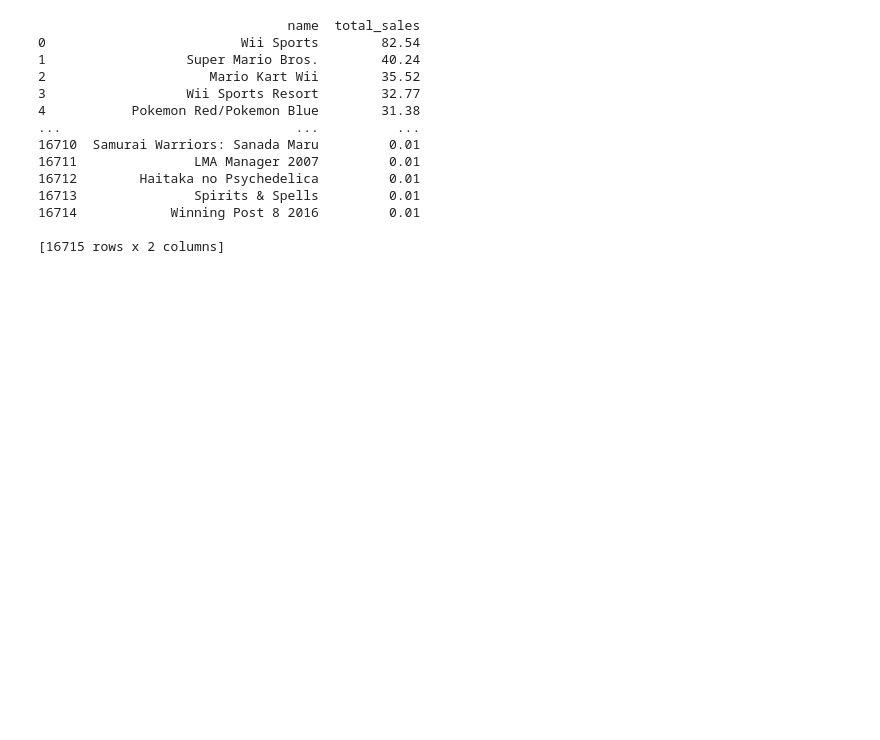
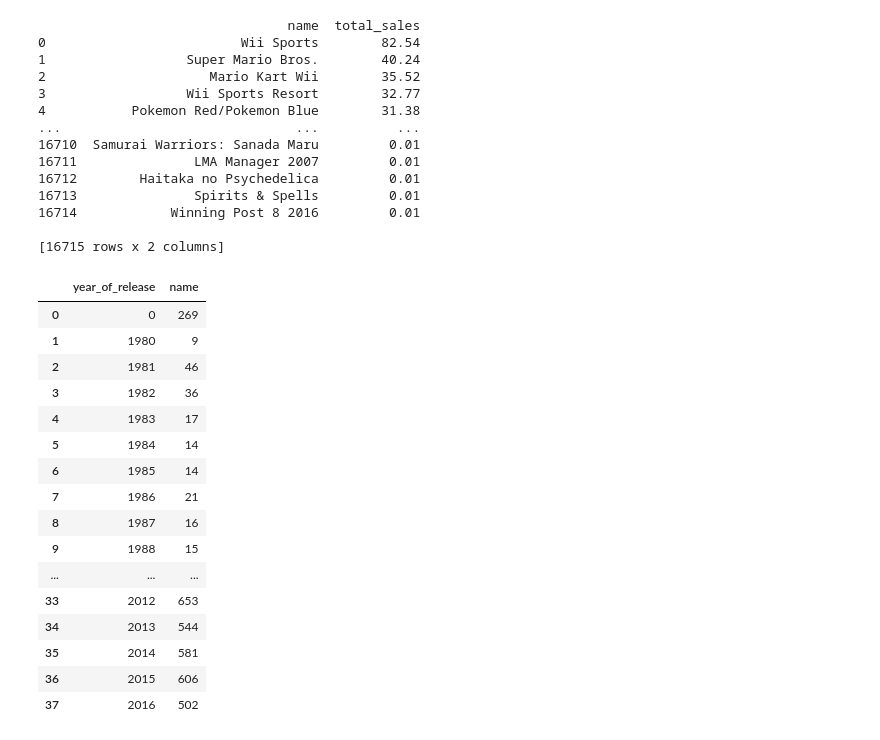
Before and after one commit to RafaelGenari/Bootcamp-Project-Video-Games-Ice-Company, a Jupyter notebook: Notebooks/EDA.ipynb, the cells around one changed output. Cells and saved outputs as stored; diff of their text form; code cells hidden in the pictures; blank space fills up the shorter version.

```diff
--- a/Notebooks/EDA.ipynb
+++ b/Notebooks/EDA.ipynb
@@ -167,3 +168,24 @@ print(df_games[['name', 'total_sales']])
 16714            Winning Post 8 2016         0.01
 
 [16715 rows x 2 columns]
+# %%
+df_year_of_release = df_games.groupby('year_of_release')['name'].count().reset_index()
+df_year_of_release
+# %% [output]
+|  | year_of_release | name |
+| 0 | 0 | 269 |
+| 1 | 1980 | 9 |
+| 2 | 1981 | 46 |
+| 3 | 1982 | 36 |
+| 4 | 1983 | 17 |
+| 5 | 1984 | 14 |
+| 6 | 1985 | 14 |
+| 7 | 1986 | 21 |
+| 8 | 1987 | 16 |
+| 9 | 1988 | 15 |
+| ... | ... | ... |
+| 33 | 2012 | 653 |
+| 34 | 2013 | 544 |
+| 35 | 2014 | 581 |
+| 36 | 2015 | 606 |
+| 37 | 2016 | 502 |
```
Also changed, not shown: parts of 10 cells of this notebook.
